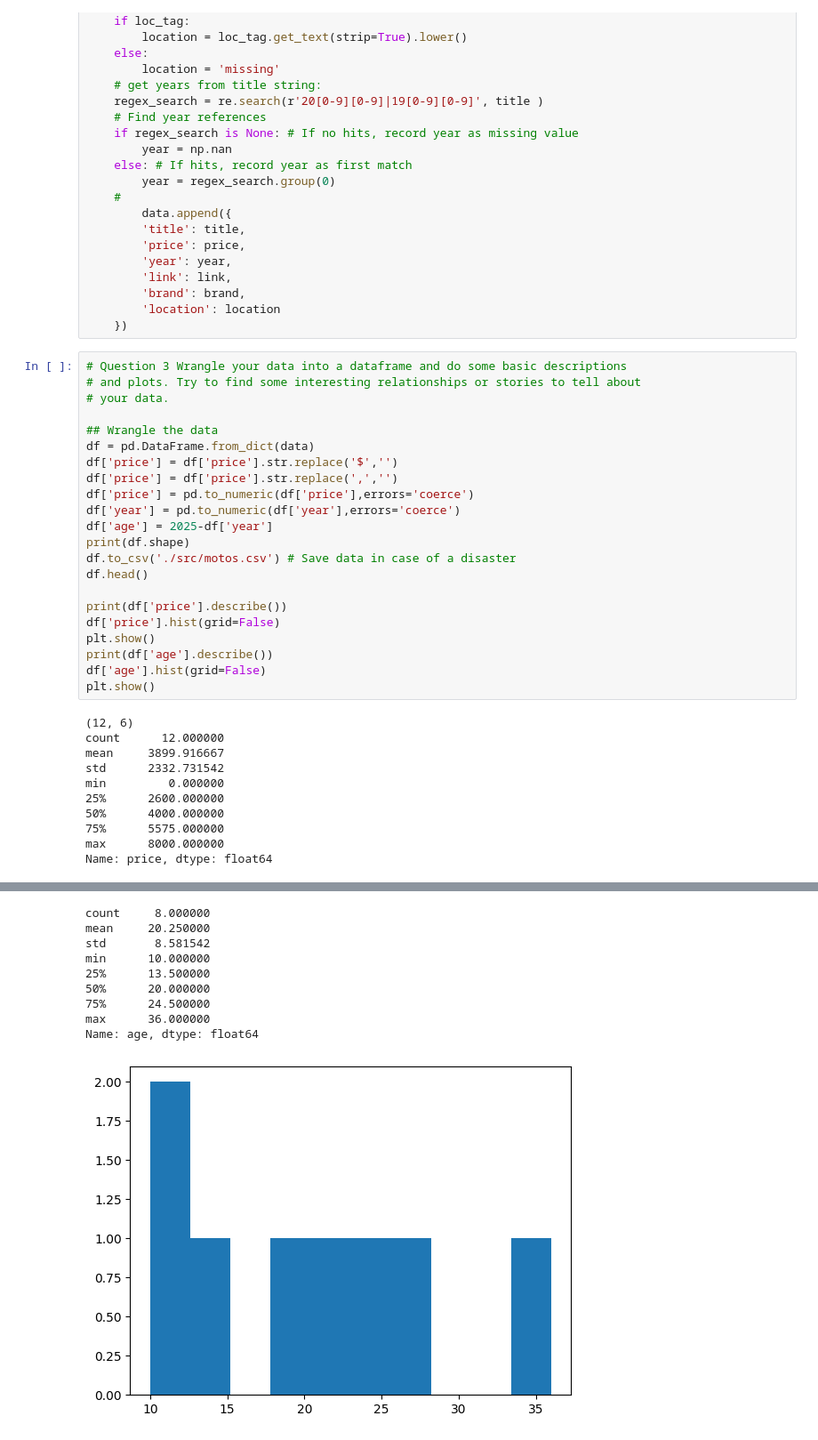
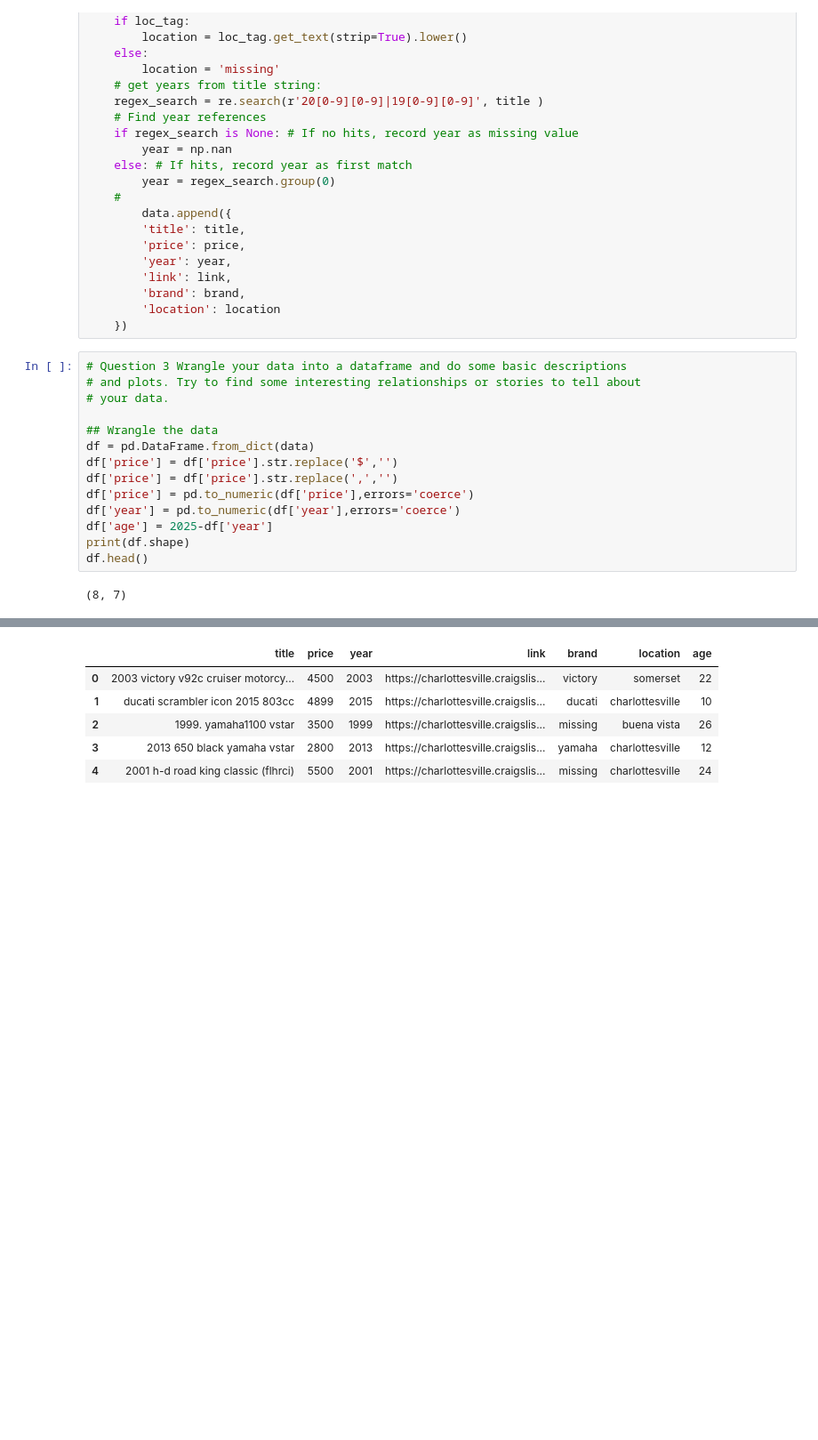
Before and after one commit to bburt26/lab_scraping, a Jupyter notebook: lab_notebook.ipynb, the cells around one changed output, grey strips where cells are left out. Shown at 89% size. Saved outputs shown, nothing was run; the diff lists cells and outputs as text; blank space fills up the shorter version.

```diff
--- a/lab_notebook.ipynb
+++ b/lab_notebook.ipynb
@@ -229,23 +229,6 @@ df['price'] = pd.to_numeric(df['price'],errors='coerce')
 df['year'] = pd.to_numeric(df['year'],errors='coerce')
 df['age'] = 2025-df['year']
 print(df.shape)
-df.to_csv('./src/motos.csv') # Save data in case of a disaster
 df.head()
-
-print(df['price'].describe())
-df['price'].hist(grid=False)
-plt.show()
-print(df['age'].describe())
-df['age'].hist(grid=False)
-plt.show()
 # %% [output]
-(12, 6)
-count      12.000000
-mean     3899.916667
-std      2332.731542
-min         0.000000
-25%      2600.000000
-50%      4000.000000
-75%      5575.000000
-max      8000.000000
-Name: price, dtype: float64
+(8, 7)
@@ -253,10 +235,6 @@ Name: price, dtype: float64
-count     8.000000
-mean     20.250000
-std       8.581542
-min      10.000000
-25%      13.500000
-50%      20.000000
-75%      24.500000
-max      36.000000
-Name: age, dtype: float64
-[figure, removed]
+|  | title | price | year | link | brand | location | age |
+| 0 | 2003 victory v92c cruiser motorcy... | 4500 | 2003 | https://charlottesville.craigslis... | victory | somerset | 22 |
+| 1 | ducati scrambler icon 2015 803cc | 4899 | 2015 | https://charlottesville.craigslis... | ducati | charlottesville | 10 |
+| 2 | 1999. yamaha1100 vstar | 3500 | 1999 | https://charlottesville.craigslis... | missing | buena vista | 26 |
+| 3 | 2013 650 black yamaha vstar | 2800 | 2013 | https://charlottesville.craigslis... | yamaha | charlottesville | 12 |
+| 4 | 2001 h-d road king classic (flhrci) | 5500 | 2001 | https://charlottesville.craigslis... | missing | charlottesville | 24 |
```
Also changed, not shown: parts of 4 cells of this notebook.
